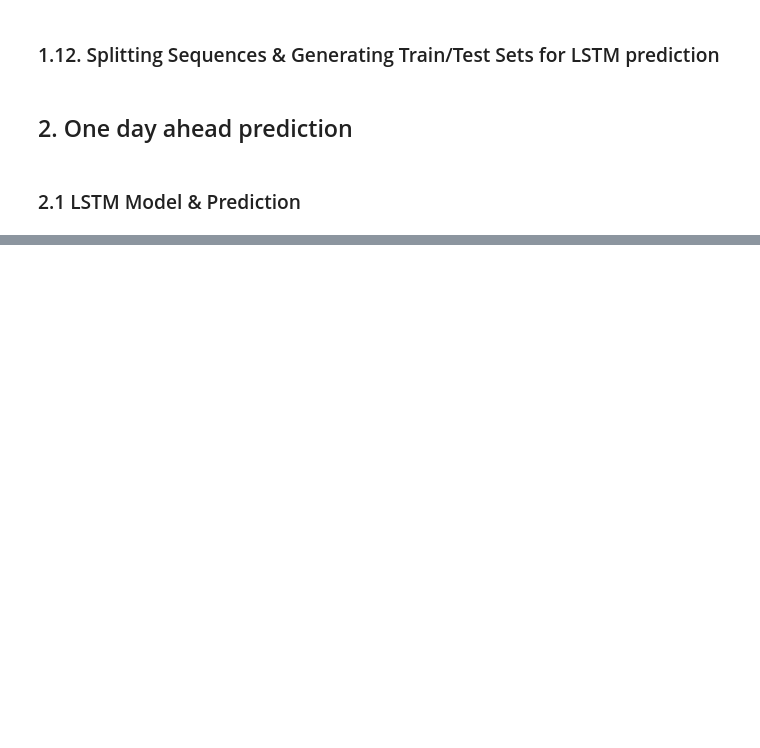
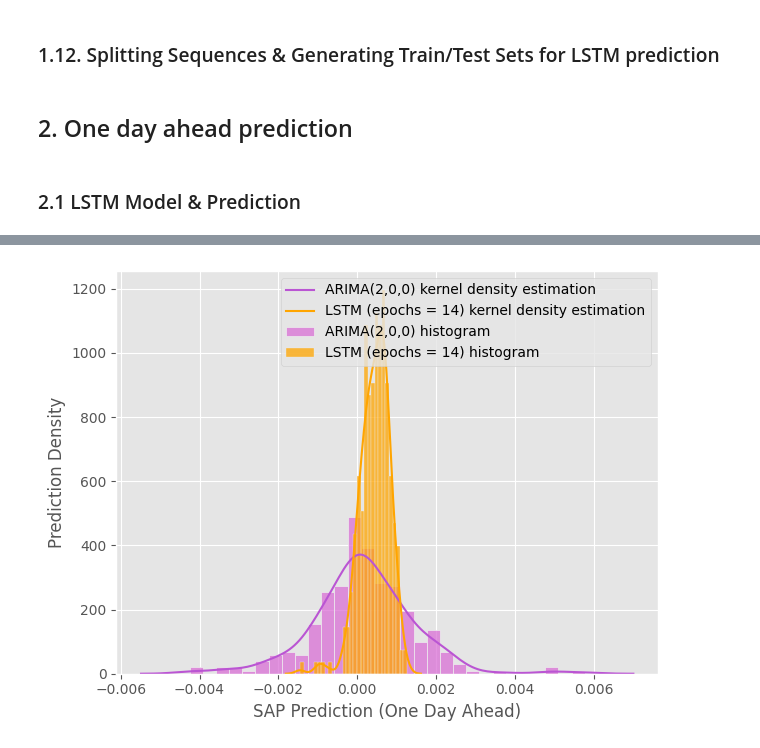
Before and after one commit to cem-akkus/Master, a Jupyter notebook: DataVisualisations.ipynb, the cells around one changed output, grey strips where cells are left out. Saved outputs shown, nothing was run; the diff lists cells and outputs as text; code cells hidden in the pictures; blank space fills up the shorter version.

```diff
--- a/DataVisualisations.ipynb
+++ b/DataVisualisations.ipynb
@@ -678,0 +781,5 @@ X_ft_train_DTE, X_ft_test_DTE, Y_train_DTE, Y_test_DTE = train_test_split(X_ft_D
+# %%
+#arima model for sap asset return prediction
+model_arima_SAP = ARIMA(train_arima_SAP, order=autoarima_SAP.order)
+fitted_SAP = model_arima_SAP.fit()
+print(fitted_SAP.summary())
@@ -678,0 +870,28 @@ X_ft_train_DTE, X_ft_test_DTE, Y_train_DTE, Y_test_DTE = train_test_split(X_ft_D
+# %%
+# Setting up the bins parameter for consistency across histograms
+bins = 30  # Adjust the number of bins as needed
+
+# ARIMA Histogram
+sns.histplot(data=predictions_SAP, x='pred_arima', bins=bins, color='orchid', stat='density', label='ARIMA(2,0,0) histogram')
+
+# ARIMA KDE
+sns.kdeplot(data=predictions_SAP, x='pred_arima', color='mediumorchid', label='ARIMA(2,0,0) kernel density estimation')
+
+# LSTM Histogram
+sns.histplot(data=predictions_SAP, x='pred_lstm', bins=bins, color='orange', stat='density', label='LSTM (epochs = 14) histogram')
+
+# LSTM KDE
+sns.kdeplot(data=predictions_SAP, x='pred_lstm', color='orange', label='LSTM (epochs = 14) kernel density estimation')
+
+# Adding labels and adjusting layout
+plt.xlabel('SAP Prediction (One Day Ahead)')
+plt.ylabel('Prediction Density')
+plt.tight_layout()
+plt.legend()
+
+# Uncomment the following line if you want to save the figure
+#plt.savefig('hist_pred_sap.png')
+
+plt.show()
+# %% [output]
+[figure, added]
```
Also changed, not shown: parts of 23 cells of this notebook.
